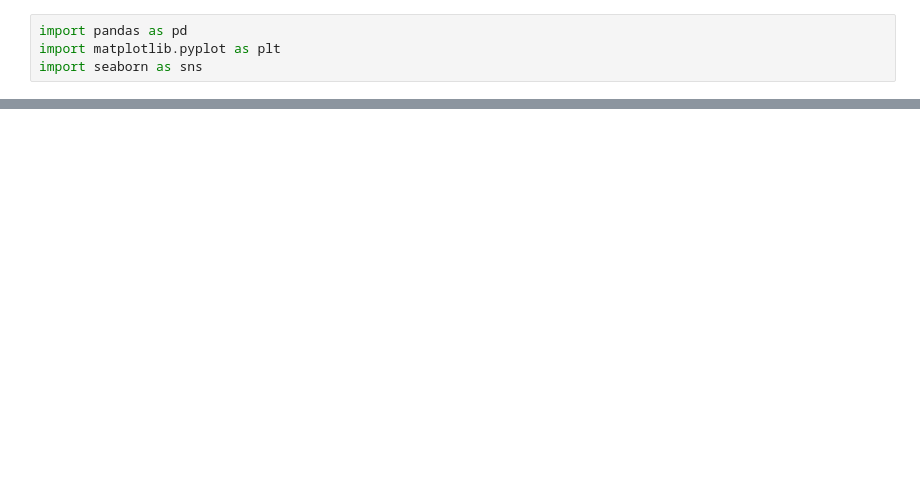
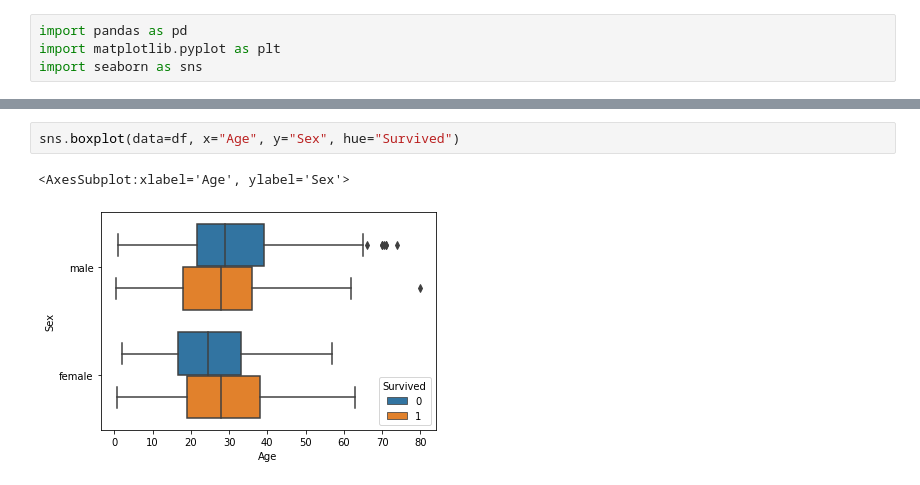
Before and after one commit to RohanDoshi21/PICT-TE-SEM6-DSBDAL, a Jupyter notebook: Assignment5.ipynb, the cells around one changed output, grey strips where cells are left out. Drawn from its saved outputs; the diff is of its cells as text; blank space fills up the shorter version.

```diff
--- a/Assignment5.ipynb
+++ b/Assignment5.ipynb
@@ -33,0 +39,5 @@ sns.boxplot(x="Sex", y="Pclass", hue="Survived", data=data)
+# %%
+sns.boxplot(data=df, x="Age", y="Sex", hue="Survived")
+# %% [output]
+<AxesSubplot:xlabel='Age', ylabel='Sex'>
+[figure, added]
```
Also changed, not shown: parts of 5 cells of this notebook.
